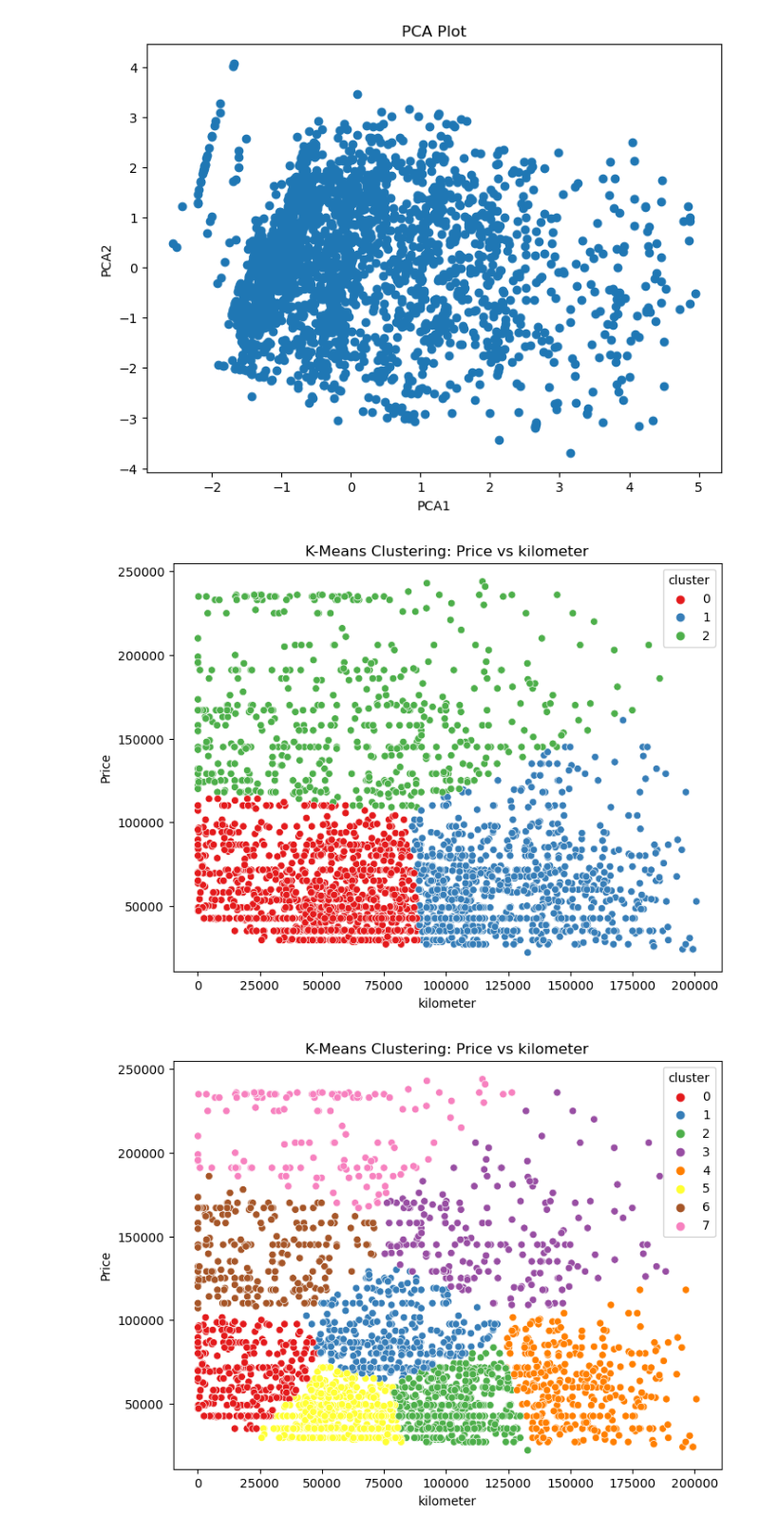
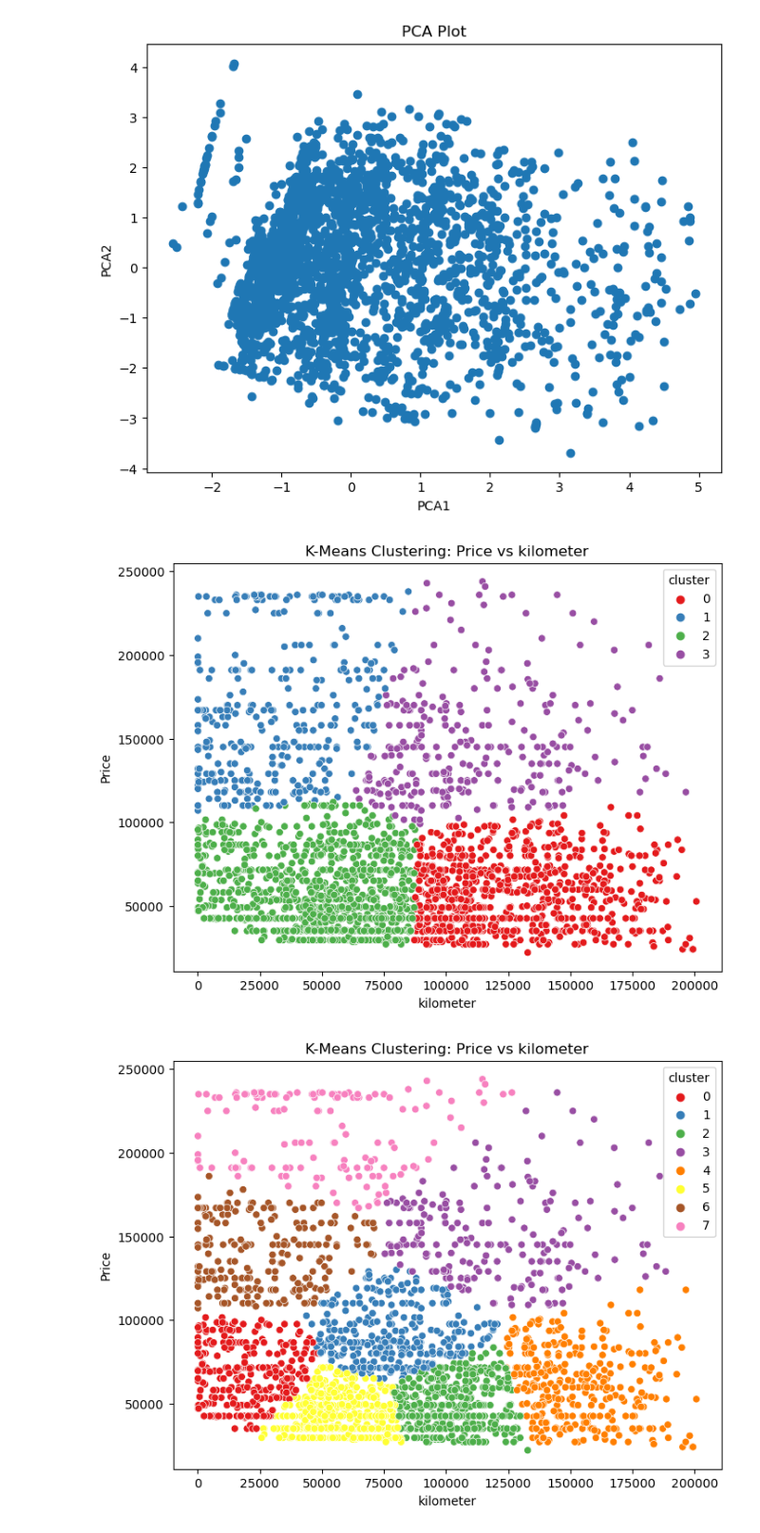
Before and after one commit to SalmanGassem/thammenha, a Jupyter notebook: EDA_KSA_cars.ipynb, the cells around one changed output. Shown at 95% size. Cells and saved outputs as stored; diff of their text form; code cells hidden in the pictures.

```diff
--- a/EDA_KSA_cars.ipynb
+++ b/EDA_KSA_cars.ipynb
@@ -1220,21 +1220,21 @@ clustering_df = df_copy_filtered.copy()
 # %%
 
 # Prepare numerical data
 X = clustering_df[numerical_cols]  # Example: Use numerical columns
 
 # Apply K-Means with 3 clusters
-kmeans = KMeans(n_clusters=3)
+kmeans = KMeans(n_clusters=4)
 clustering_df['cluster'] = kmeans.fit_predict(X)
 
 # Visualize clusters
 plt.figure(figsize=(8, 6))
 sns.scatterplot(x='kilometer', y='price', hue='cluster', data=clustering_df, palette='Set1')
 plt.title('K-Means Clustering: Price vs kilometer')
 plt.xlabel('kilometer')
 plt.ylabel('Price')
 plt.show()
 # %% [output]
-[figure, old version]
+[figure, new version]
 # %%
 from sklearn.cluster import KMeans
 
```
Also changed, not shown: parts of 2 cells of this notebook, 2 other files.
